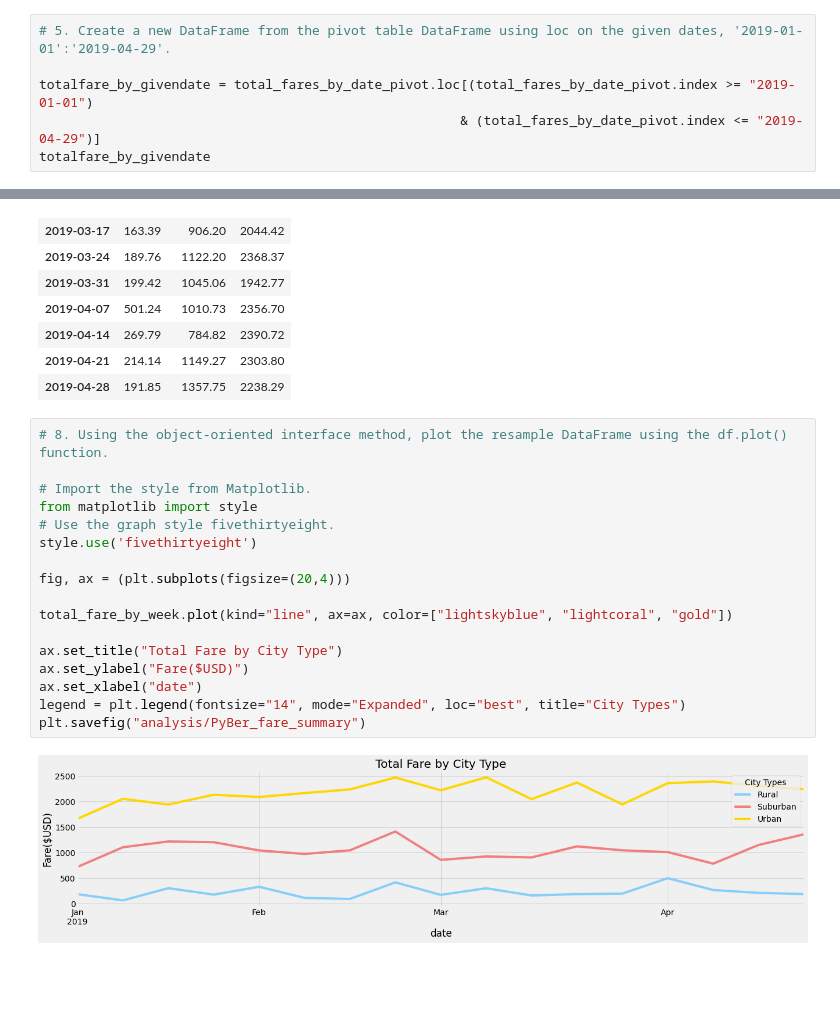
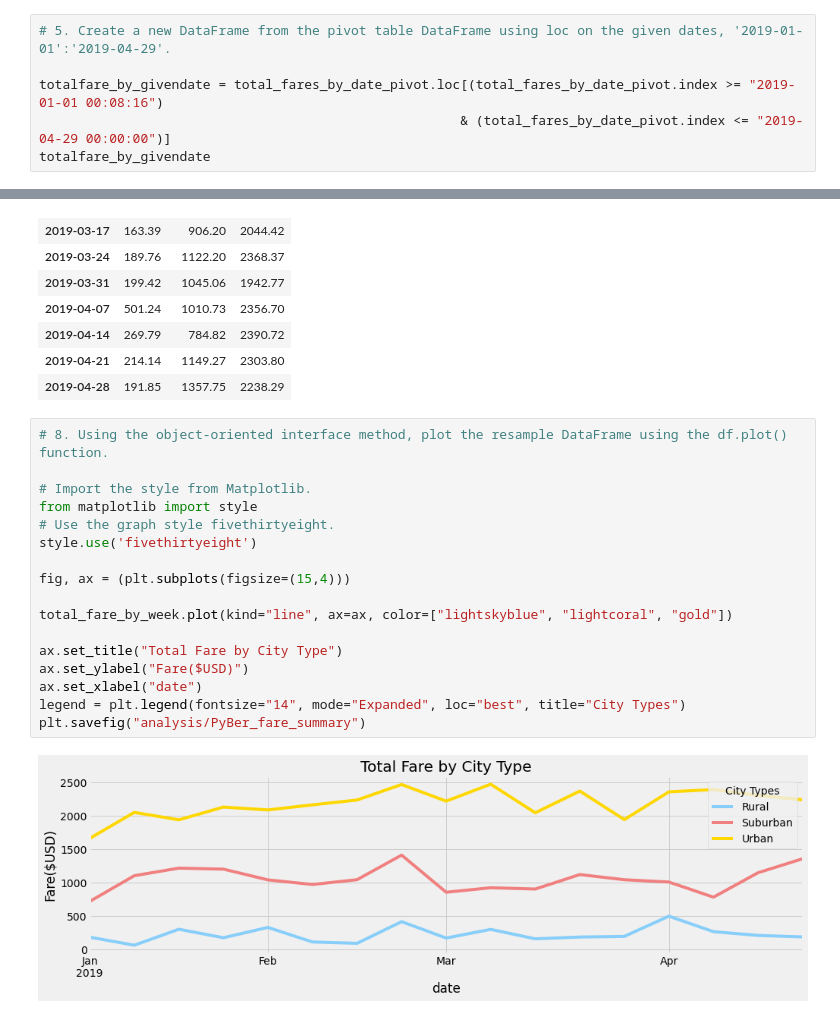
Before and after one commit to Fannstan/PyBer_Analysis, a Jupyter notebook: PyBer_Challenge.ipynb, the cells around one changed output, grey strips where cells are left out. Cells and saved outputs as stored; diff of their text form; blank space fills up the shorter version.

Commit message:
update challenge visualization

```diff
--- a/PyBer_Challenge.ipynb
+++ b/PyBer_Challenge.ipynb
@@ -193,8 +193,8 @@ total_fares_by_date_pivot
 # %%
 # 5. Create a new DataFrame from the pivot table DataFrame using loc on the given dates, '2019-01-01':'2019-04-29'.
 
-totalfare_by_givendate = total_fares_by_date_pivot.loc[(total_fares_by_date_pivot.index >= "2019-01-01")
-                                                      & (total_fares_by_date_pivot.index <= "2019-04-29")]
+totalfare_by_givendate = total_fares_by_date_pivot.loc[(total_fares_by_date_pivot.index >= "2019-01-01 00:08:16")
+                                                      & (total_fares_by_date_pivot.index <= "2019-04-29 00:00:00")]
 totalfare_by_givendate
 # %% [output]
 | type | Rural | Suburban | Urban |
@@ -271,19 +271,19 @@ total_fare_by_week
 # %%
 # 8. Using the object-oriented interface method, plot the resample DataFrame using the df.plot() function.
 
 # Import the style from Matplotlib.
 from matplotlib import style
 # Use the graph style fivethirtyeight.
 style.use('fivethirtyeight')
 
-fig, ax = (plt.subplots(figsize=(20,4)))
+fig, ax = (plt.subplots(figsize=(15,4)))
 
 total_fare_by_week.plot(kind="line", ax=ax, color=["lightskyblue", "lightcoral", "gold"])
 
 ax.set_title("Total Fare by City Type")
 ax.set_ylabel("Fare($USD)")
 ax.set_xlabel("date")
 legend = plt.legend(fontsize="14", mode="Expanded", loc="best", title="City Types")
 plt.savefig("analysis/PyBer_fare_summary")
 # %% [output]
-[figure, old version]
+[figure, new version]
```
Also changed, not shown: 1 other file.
